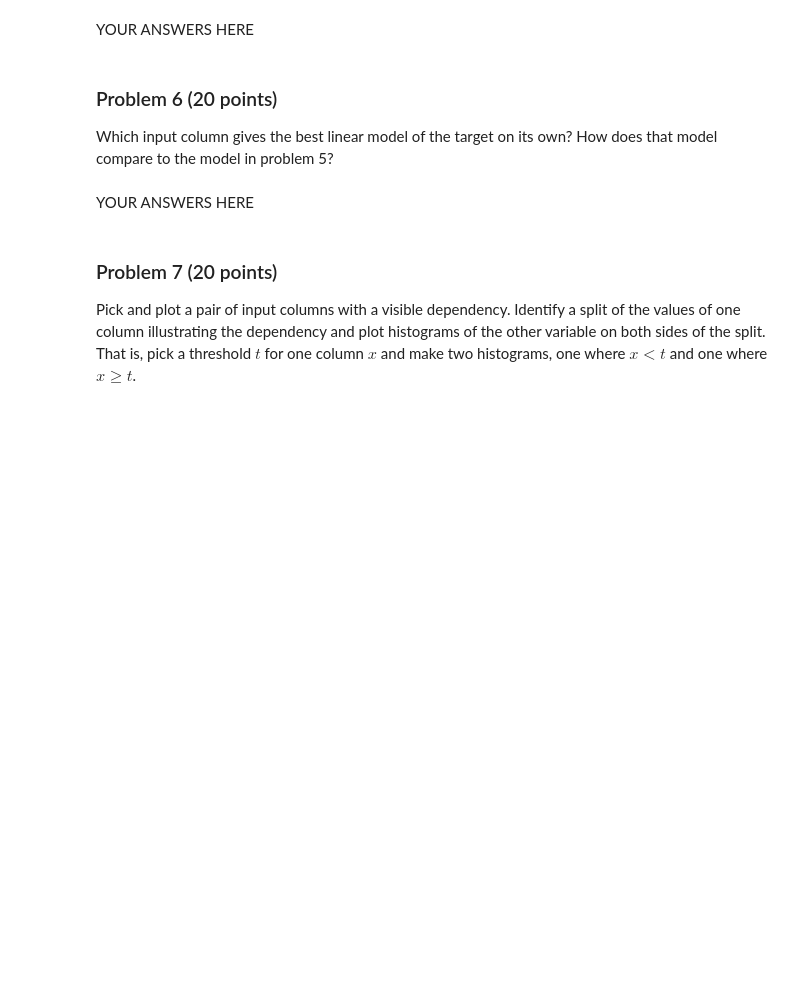
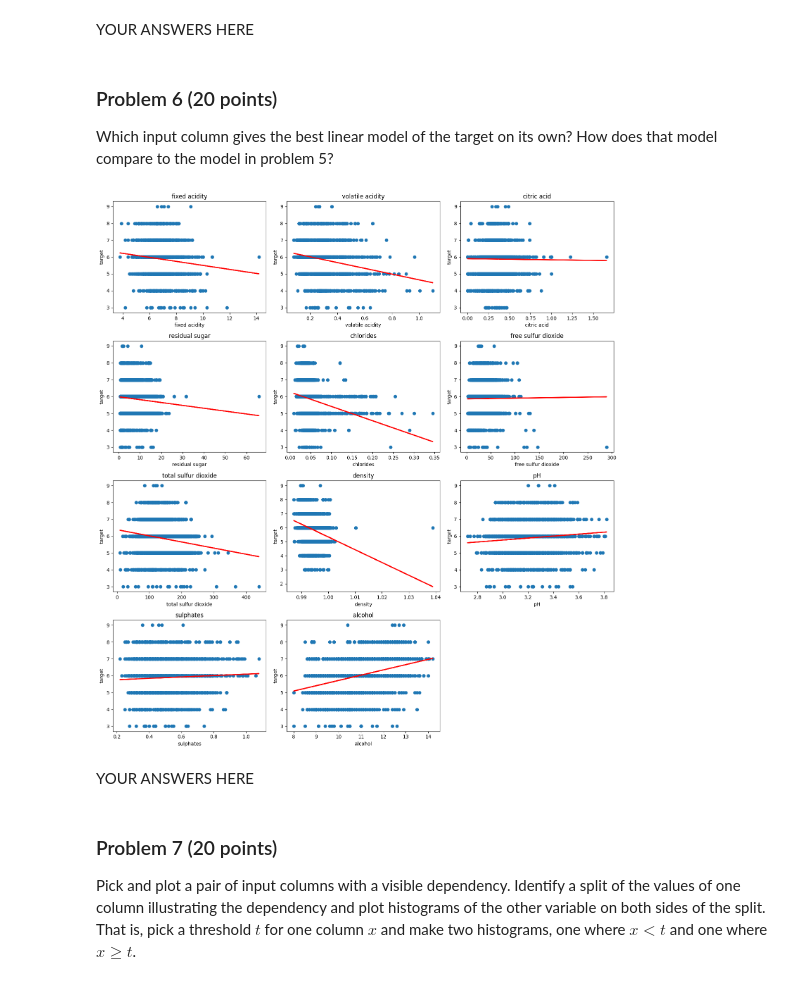
Before and after one commit to reynolkb-bu/dx601-final-project, a Jupyter notebook: project.ipynb, the cells around one changed output. Saved outputs shown, nothing was run; the diff lists cells and outputs as text; code cells hidden in the pictures; blank space fills up the shorter version.

```diff
--- a/project.ipynb
+++ b/project.ipynb
@@ -266,0 +293,15 @@ YOUR ANSWERS HERE
+# %%
+cols = [c for c in white_wine_data.columns if c != "target"]
+target = white_wine_data["target"].values
+n_cols = 3
+n_rows = int(np.ceil(len(cols) / n_cols))
+
+for i, col in enumerate(cols):
+    matrix_dependent = np.column_stack((white_wine_data[col], white_wine_data['target']))
+    rank_dependent = np.linalg.matrix_rank(matrix_dependent)
+
+    # independent if rank is 2 because it means that the rank increased from 1
+    if rank_dependent == 2:
+        print(f"{col} is independent")
+    else:
+        print(f"{col} is dependent")
@@ -284,3 +352,42 @@ How does that model compare to the model in problem 5?
+# %%
+# YOUR CODE HERE
+
+from sklearn.linear_model import LinearRegression
+
+cols = [c for c in white_wine_data.columns if c != "target"]
+target = white_wine_data["target"].values
+n_cols = 3
+n_rows = int(np.ceil(len(cols) / n_cols))
+
+fig, axes = plt.subplots(n_rows, n_cols, figsize=(15, 4 * n_rows))
+axes = axes.flatten()
+
+for i, col in enumerate(cols):
+    # Try to convert to numeric; drop NaNs
+    data = pd.to_numeric(white_wine_data[col], errors='coerce').dropna().values
+    if len(data) == 0:
+        continue  # skip empty or all-non-numeric columns
+
+    model = LinearRegression()
+    X_train = np.array(data).reshape(-1, 1)
+    model.fit(X_train, target)
+    target_pred = model.predict(X_train)
+
+    ax = axes[i]
+    ax.scatter(X_train, target)
+    ax.plot(X_train, target_pred, color='red', linewidth=2)
+    ax.set_title(col)
+    ax.set_xlabel(col)
+    ax.set_ylabel('target')
+
+# Hide unused subplots
+for j in range(i + 1, len(axes)):
+    fig.delaxes(axes[j])
+
+plt.tight_layout()
+plt.show()
+# %% [output]
+[figure, added]
 # %% [markdown]
 YOUR ANSWERS HERE
 # %% [markdown]
```
Also changed, not shown: parts of 9 cells of this notebook.
